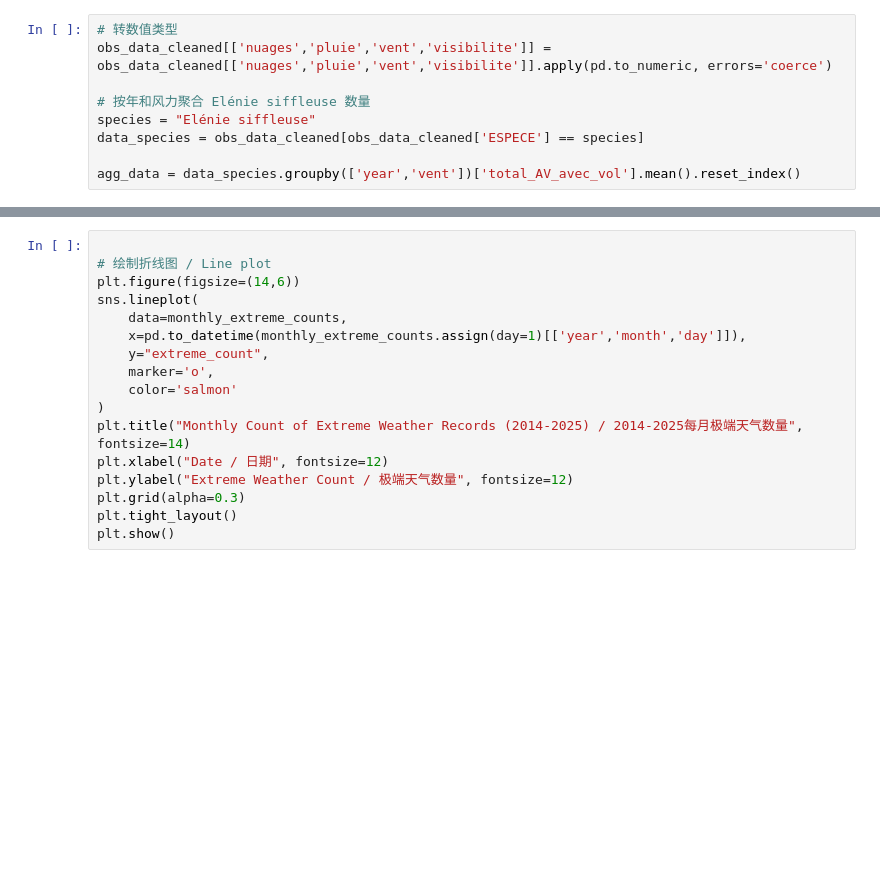
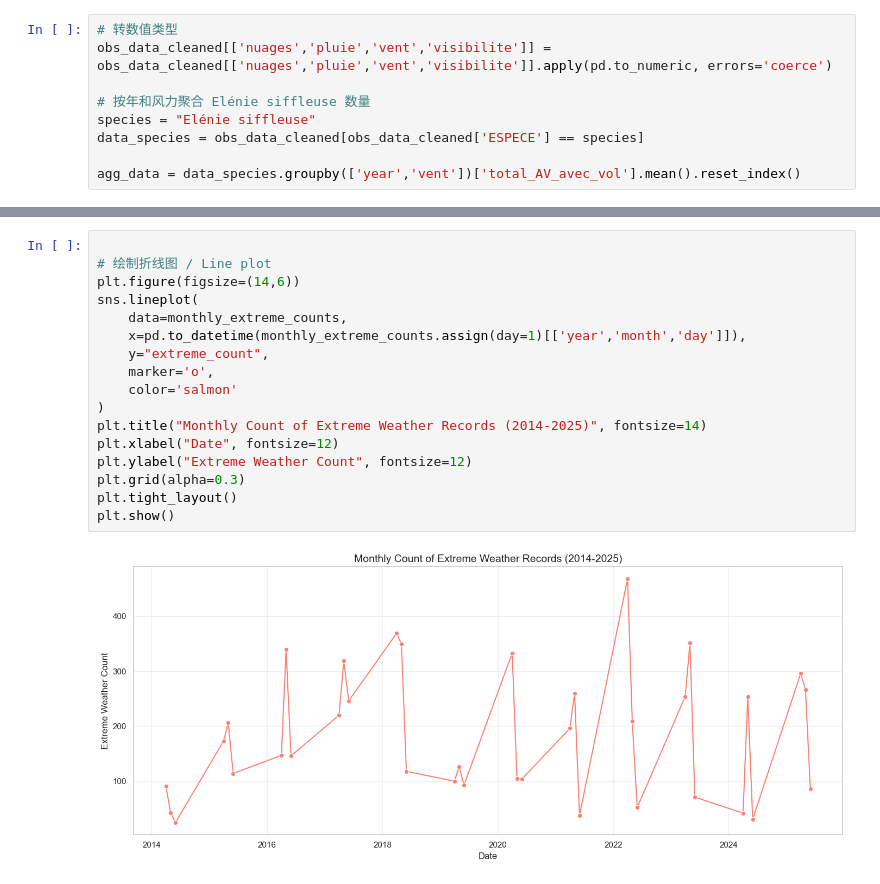
Before and after one commit to fonction-positive/AS_Projet_Birds, a Jupyter notebook: projet_bird/bird.ipynb, the cells around one changed output, grey strips where cells are left out. Saved outputs shown, nothing was run; the diff lists cells and outputs as text; blank space fills up the shorter version.

```diff
--- a/projet_bird/bird.ipynb
+++ b/projet_bird/bird.ipynb
@@ -2479,17 +2491,19 @@ monthly_extreme_counts
 # %%
 
 # 绘制折线图 / Line plot
 plt.figure(figsize=(14,6))
 sns.lineplot(
     data=monthly_extreme_counts,
     x=pd.to_datetime(monthly_extreme_counts.assign(day=1)[['year','month','day']]),
     y="extreme_count",
     marker='o',
     color='salmon'
 )
-plt.title("Monthly Count of Extreme Weather Records (2014-2025) / 2014-2025每月极端天气数量", fontsize=14)
-plt.xlabel("Date / 日期", fontsize=12)
-plt.ylabel("Extreme Weather Count / 极端天气数量", fontsize=12)
+plt.title("Monthly Count of Extreme Weather Records (2014-2025)", fontsize=14)
+plt.xlabel("Date", fontsize=12)
+plt.ylabel("Extreme Weather Count", fontsize=12)
 plt.grid(alpha=0.3)
 plt.tight_layout()
 plt.show()
+# %% [output]
+[figure, added]
```
Also changed, not shown: parts of 35 cells of this notebook.
